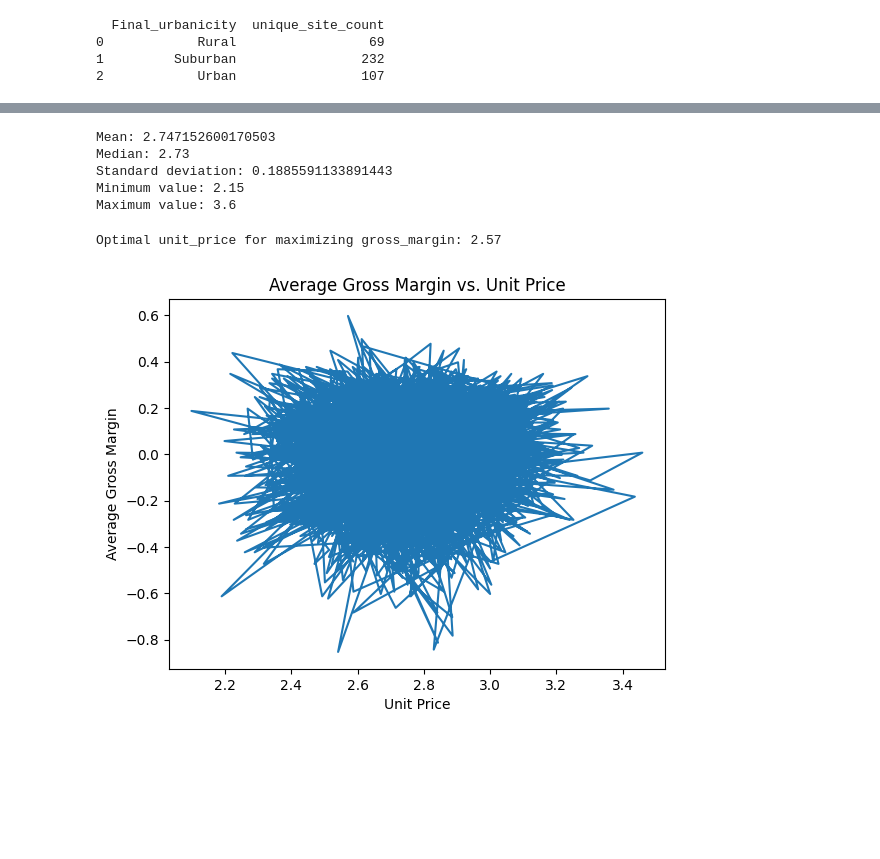
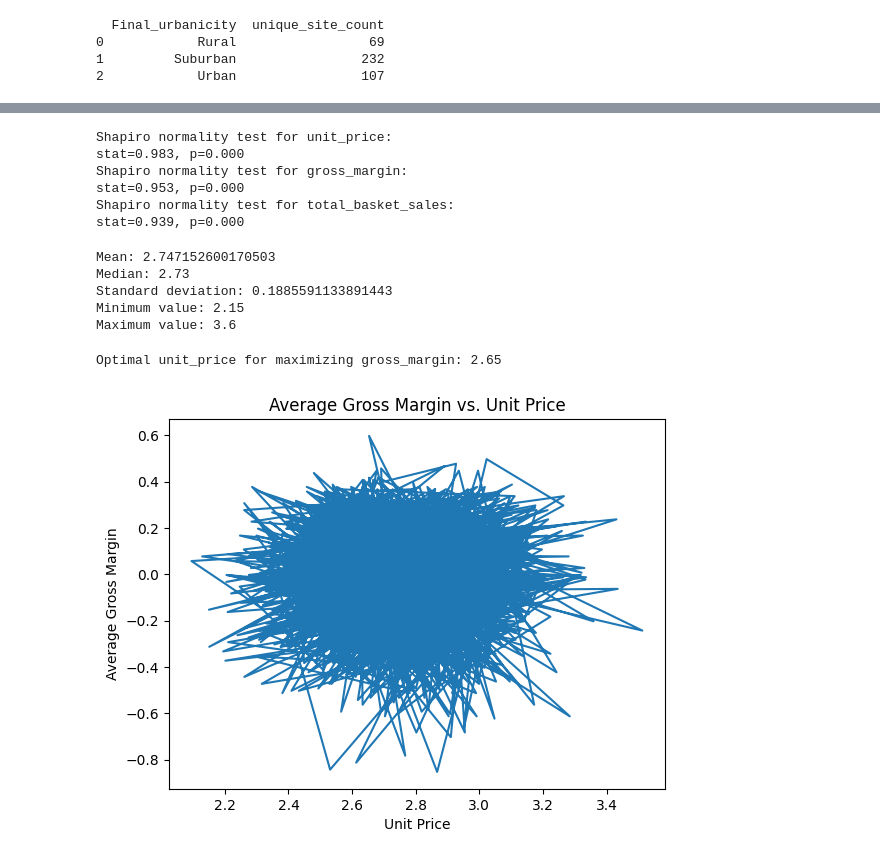
Before and after one commit to MariamAmmar/6644_Final_Project, a Jupyter notebook: BU_Florida.ipynb, the cells around one changed output, grey strips where cells are left out. Cells and saved outputs as stored; diff of their text form; code cells hidden in the pictures; blank space fills up the shorter version.

```diff
--- a/BU_Florida.ipynb
+++ b/BU_Florida.ipynb
@@ -340,3 +354,17 @@ print(unique_site_per_urbanicity)
 0            Rural                 69
 1         Suburban                232
 2            Urban                107
+# %%
+# prompt: creat data for rural, urban and suburban
+
+# Create dataframes for each urbanicity class
+
+rural_data = BU_FLORIDA_data[BU_FLORIDA_data['Final_urbanicity'] == 'Rural']
+urban_data = BU_FLORIDA_data[BU_FLORIDA_data['Final_urbanicity'] == 'Urban']
+suburban_data = BU_FLORIDA_data[BU_FLORIDA_data['Final_urbanicity'] == 'Suburban']
+
+# Print the number of rows for each dataframe
+
+print(f"Number of rows in rural_data: {rural_data.shape[0]}")
+print(f"Number of rows in urban_data: {urban_data.shape[0]}")
+print(f"Number of rows in suburban_data: {suburban_data.shape[0]}")
@@ -379,3 +428,27 @@ https://gist.github.com/mwaskom/de44147ed2974457ad6372750bbe5751
+# %%
+# Shapiro normality test for unit_price, gross_margin and total_basket_sales.
+
+# Shapiro normality test for unit_price
+stat, p = stats.shapiro(BU_FLORIDA_data['unit_price'])
+print('Shapiro normality test for unit_price:')
+print('stat=%.3f, p=%.3f' % (stat, p))
+
+# Shapiro normality test for gross_margin
+stat, p = stats.shapiro(BU_FLORIDA_data['gross_margin'])
+print('Shapiro normality test for gross_margin:')
+print('stat=%.3f, p=%.3f' % (stat, p))
+
+# Shapiro normality test for total_basket_sales
+stat, p = stats.shapiro(BU_FLORIDA_data['total_basket_sales'])
+print('Shapiro normality test for total_basket_sales:')
+print('stat=%.3f, p=%.3f' % (stat, p))
+# %% [output]
+Shapiro normality test for unit_price:
+stat=0.983, p=0.000
+Shapiro normality test for gross_margin:
+stat=0.953, p=0.000
+Shapiro normality test for total_basket_sales:
+stat=0.939, p=0.000
 # %%
 # summary statistics for unit_price in Rural
 
@@ -403,35 +476,35 @@ Maximum value: 3.6
 # %%
 # Generate a monte carlo simulation 0f price that can maximize gross_margin
 
-import numpy as np
+# RURAL
 
 # Set the range of prices to simulate
 price_range = np.random.normal(rural_unit_price.mean(), rural_unit_price.std(), len(rural_unit_price))
 
 
 # Define the number of simulations
 num_simulations = 1000
 
 # Initialize an empty array to store the results
 results = np.empty(len(price_range))
 
 # Loop over each possible unit_price
 for i, unit_price in enumerate(price_range):
-  # Simulate the sales for each unit_price
-  simulated_sales = np.random.normal(loc=rural_data['item_sales'].mean(), scale=rural_data['item_sales'].std(), size=(num_simulations,))
+  # Simulate the gross margin for each unit_price
+  simulated_gross_margin = np.random.normal(loc=rural_data['gross_margin'].mean(), scale=rural_data['gross_margin'].std(), size=(num_simulations,))
 
 # Find the optimal unit_price for maximizing gross_margin
 optimal_unit_price = price_range[np.argmax(results)]
 
 # Print the optimal unit_price
 print(f"Optimal unit_price for maximizing gross_margin: {optimal_unit_price:.2f}")
 
 # Create a line chart of the average gross_margin for each unit_price
 plt.plot(price_range, results)
 plt.xlabel('Unit Price')
 plt.ylabel('Average Gross Margin')
 plt.title('Average Gross Margin vs. Unit Price')
 plt.show()
 # %% [output]
-Optimal unit_price for maximizing gross_margin: 2.57
+Optimal unit_price for maximizing gross_margin: 2.65
-[figure, old version]
+[figure, new version]
```
Also changed, not shown: parts of 5 cells of this notebook.
